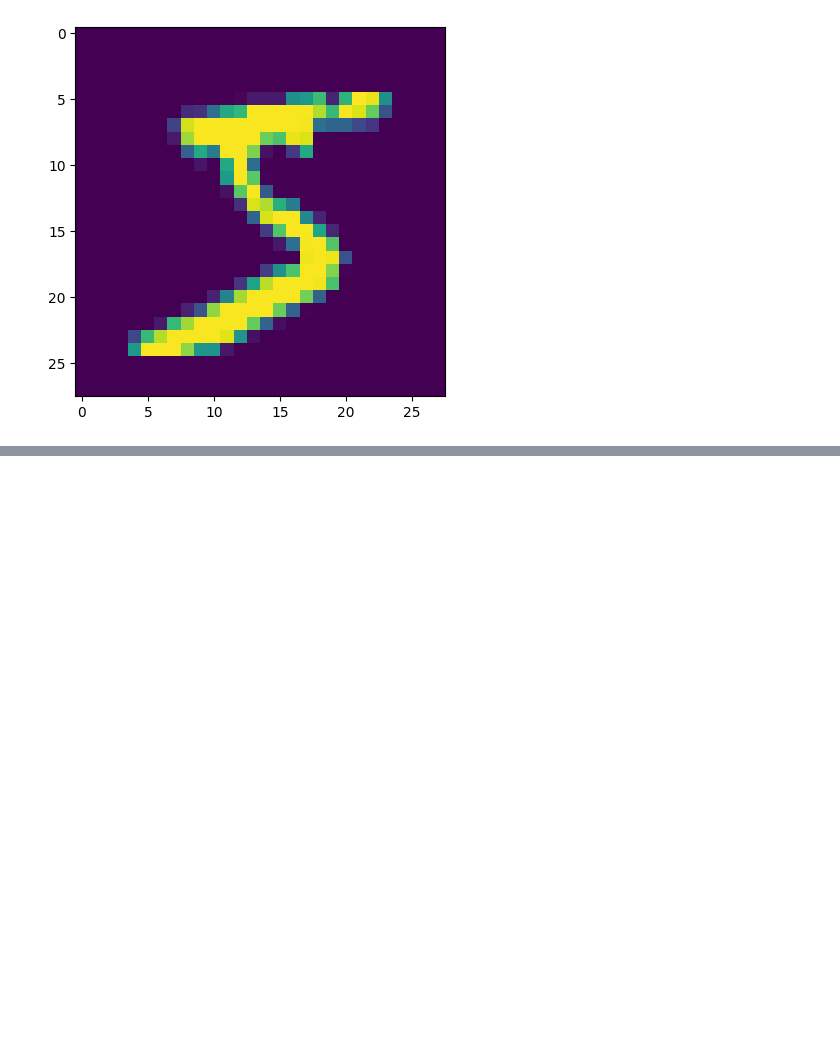
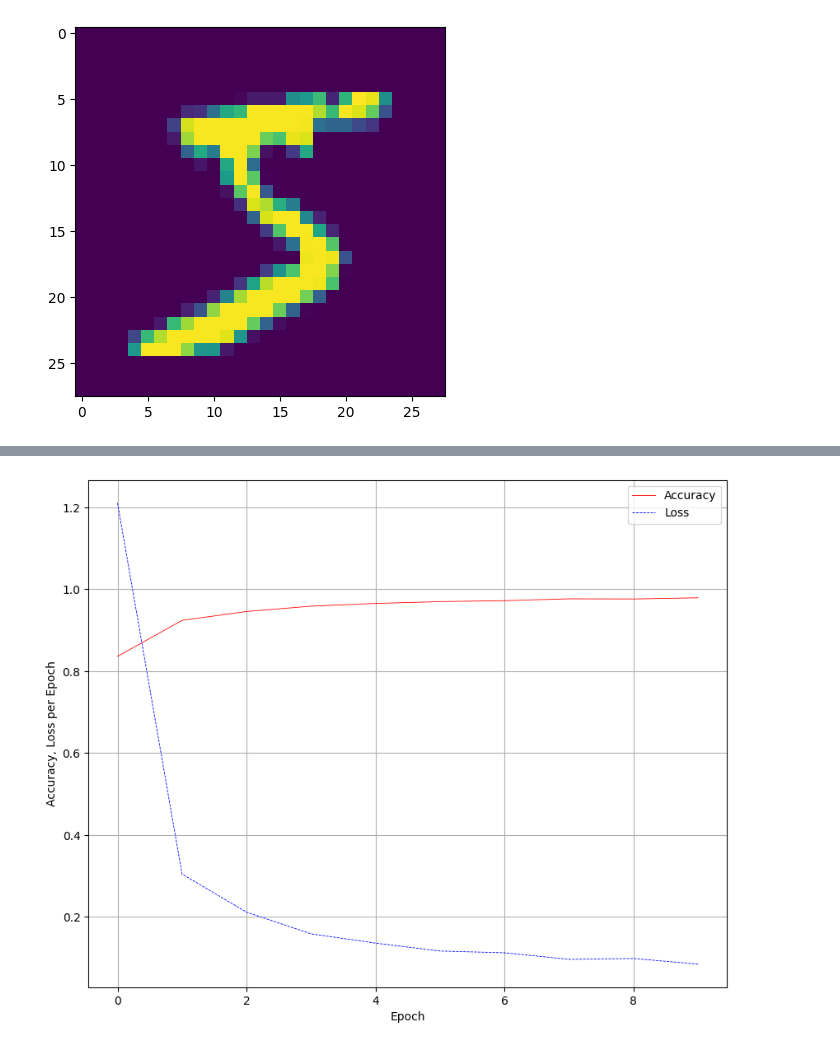
Before and after one commit to Priyanshu-21/AI-and-Machine-Learning, a Jupyter notebook: Deep_Learning/keras_classification.ipynb, the cells around one changed output, grey strips where cells are left out. Drawn from its saved outputs; the diff is of its cells as text; code cells hidden in the pictures; blank space fills up the shorter version.

```diff
--- a/Deep_Learning/keras_classification.ipynb
+++ b/Deep_Learning/keras_classification.ipynb
@@ -66,0 +87,13 @@ ValueError: Arguments `target` and `output` must have the same rank (ndim). Rece
+# %%
+# Visualization of Epoch with accuracy and loss
+plt.figure(figsize= (10, 8))
+
+plt.plot(training.history['accuracy'], linewidth= 0.6, color= 'red', label= 'Accuracy')
+plt.plot(training.history['loss'], linewidth= 0.6, linestyle= '--', color = 'blue', label= 'Loss')
+plt.legend()
+plt.xlabel('Epoch')
+plt.ylabel('Accuracy, Loss per Epoch')
+plt.grid(visible= True, axis= 'both')
+plt.show()
+# %% [output]
+[figure, added]
```
Also changed, not shown: parts of 4 cells of this notebook.
